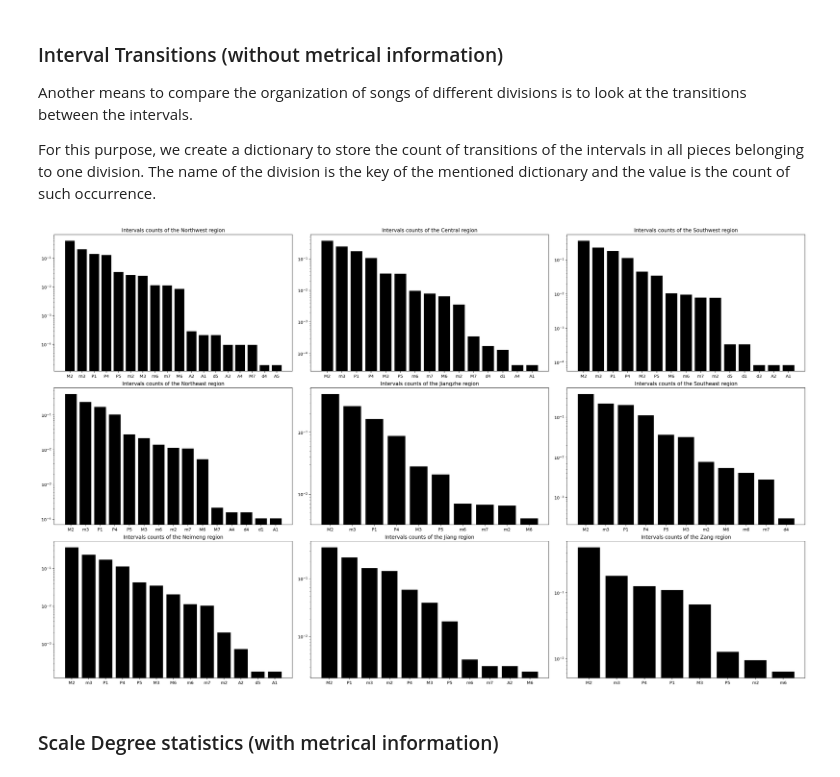
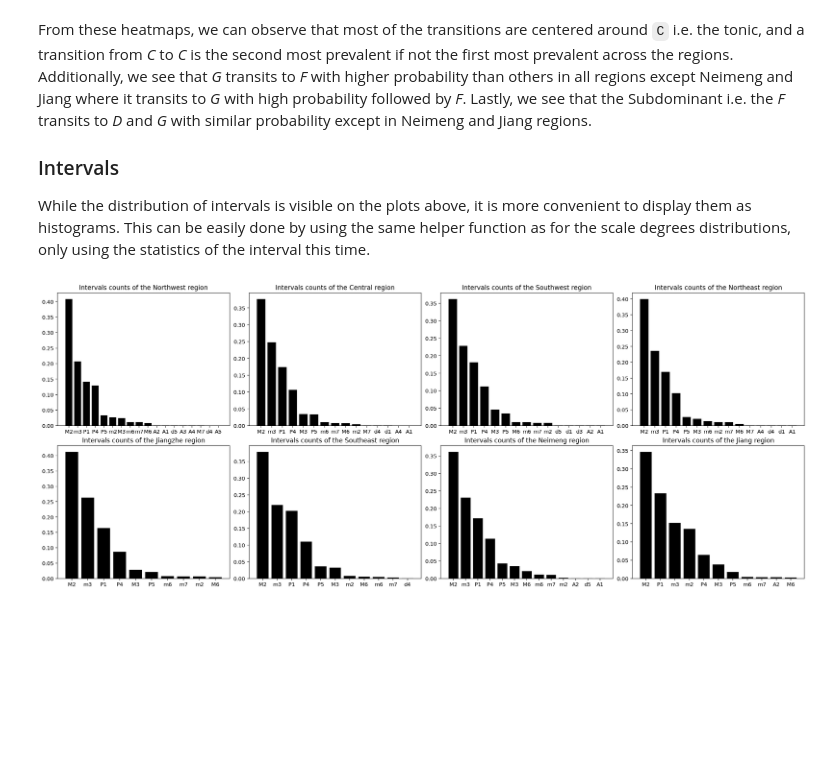
Before and after one commit to ravinitheshreddy/Digital-Musicology-Project, a Jupyter notebook: milestone3.ipynb, the cells around one changed output. Drawn from its saved outputs; the diff is of its cells as text; code cells hidden in the pictures; blank space fills up the shorter version.

```diff
--- a/milestone3.ipynb
+++ b/milestone3.ipynb
@@ -56,5 +62,5 @@ The `Jiang`, `Zang` divisions have only 30 and 3 songs. Hence the analysis of th
 # %%
-geo_divisions = ["Northwest", "Central", "Southwest", "Northeast", "Jiangzhe", "Southeast", "Neimeng", "Jiang", "Zang"]
+geo_divisions = ["Northwest", "Central", "Southwest", "Northeast", "Jiangzhe", "Southeast", "Neimeng", "Jiang"]
 pitch_classes_list = ['A', 'A#', 'A-', 'B', 'B#', 'B-', 'C', 'C#', 'C-', 'D', 'D#', 'D-', 'E', 'E#', 'E-', 'F', 'F#', 'G', 'G#', 'G-']
 music_interval_list = ['A1','A2','A3','A4','A5','A6','A7','P1','P4','P5','P8','m2','M2','m3','M3','m6','M6','m7','M7',"d2","d3","d4","d5","d6","d7","d8"]
 
@@ -89,5 +94,5 @@ for gloc in geo_divisions:
 # %%
-def plot_region_stat_counts(stat, defcount=None, figsize=(20,10), nrows=3, ncols=3, log_y=False, sort=True, title="{}"):
+def plot_region_stat_counts(stat, defcount=None, figsize=(20,12), nrows=2, ncols=4, log_y=False, sort=True, title="{}"):
     plt.rcParams["figure.figsize"] = figsize
     region_counts = {}
     fig, axarr = plt.subplots(nrows, ncols, constrained_layout=True)
@@ -182,3 +194,16 @@ def sort_dict(item):
     # function to sort a nested dictionary based on key
     # credits: https://gist.github.com/gyli/f60f0374defc383aa098d44cfbd318eb
     return {k: sort_dict(v) if isinstance(v, dict) else v for k, v in sorted(item.items())}
+
+plt.rcParams["figure.figsize"] = (20, 10)
+colormap = sns.color_palette("rocket_r", as_cmap=True)
+fig, axes = plt.subplots(2,4, constrained_layout=True)
+fig.suptitle("Pitch Class transitions counts of")
+for gloc, ax in zip(geo_divisions, axes.flat):
+
+    sorted_probs = sort_dict(pitchclass_transition_absolute[gloc])
+    gloc_matrix = pd.DataFrame.from_dict(sorted_probs).T.fillna(0)
+    gloc_matrix = gloc_matrix.reindex(sorted(gloc_matrix.columns), axis=1)
+
+    sns.heatmap(gloc_matrix, cmap= colormap, square=True, linecolor='black', linewidths=0.1, vmin=0,ax=ax)
+    ax.set_title("{} region".format(gloc))
@@ -185,13 +211,0 @@ def sort_dict(item):
-# %%
-plt.rcParams["figure.figsize"] = (20, 15)
-colormap = sns.color_palette("rocket_r", as_cmap=True)
-fig, axes = plt.subplots(3,3, constrained_layout=True)
-fig.suptitle("Pitch Class transitions counts of")
-for gloc, ax in zip(geo_divisions, axes.flat):
-
-    sorted_probs = sort_dict(pitchclass_transition_absolute[gloc])
-    gloc_matrix = pd.DataFrame.from_dict(sorted_probs).T.fillna(0)
-    gloc_matrix = gloc_matrix.reindex(sorted(gloc_matrix.columns), axis=1)
-
-    sns.heatmap(gloc_matrix, cmap= colormap, square=True, linecolor='black', linewidths=0.1, vmin=0,ax=ax)
-    ax.set_title("{} region".format(gloc))
@@ -200,12 +212,10 @@ for gloc, ax in zip(geo_divisions, axes.flat):
-# %% [markdown]
-### Interval Transitions (without metrical information)
-
-Another means to compare the organization of songs of different divisions is to look at the transitions between the intervals.
-
-For this purpose, we create a dictionary to store the count of transitions of the intervals in all pieces belonging to one division. The name of the division is the key of the mentioned dictionary and the value is the count of such occurrence.
+# %% [markdown]
+From these heatmaps, we can observe that most of the transitions are centered around `C` i.e. the tonic, and a transition from *C* to *C* is the second most prevalent if not the first most prevalent across the regions. Additionally, we see that *G* transits to *F* with higher probability than others in all regions except Neimeng and Jiang where it transits to *G* with high probability followed by *F*. Lastly, we see that the Subdominant i.e. the *F* transits to *D* and *G* with similar probability except in Neimeng and Jiang regions.
+
+### Intervals
+
+While the distribution of intervals is visible on the plots above, it is more convenient to display them as histograms. This can be easily done by using the same helper function as for the scale degrees distributions, only using the statistics of the interval this time.
 # %%
-plot_region_stat_counts(region_intervals_stat, log_y=True, figsize=(25,15), title="Intervals counts of the {} region")
+plot_region_stat_counts(region_intervals_stat, log_y=False, figsize=(20,8), title="Intervals counts of the {} region")
 # %% [output]
-[figure, old version]
+[figure, new version]
-# %% [markdown]
-### Scale Degree statistics (with metrical information)
```
Also changed, not shown: parts of 44 cells of this notebook.
